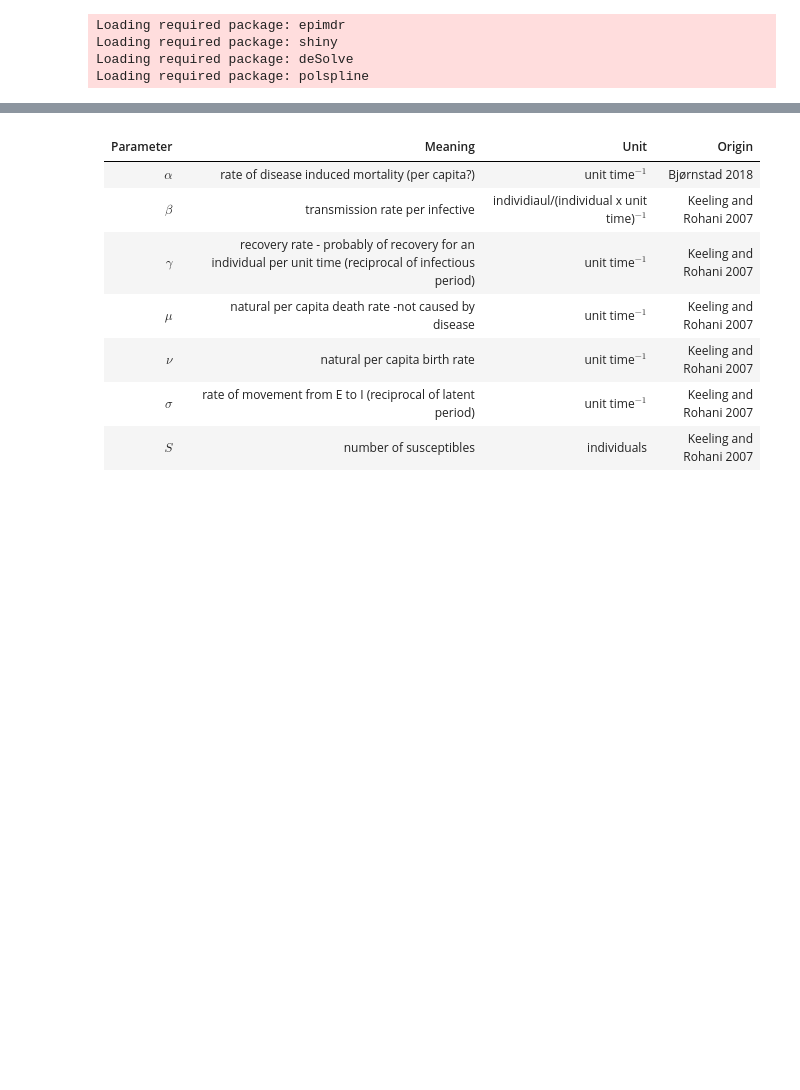
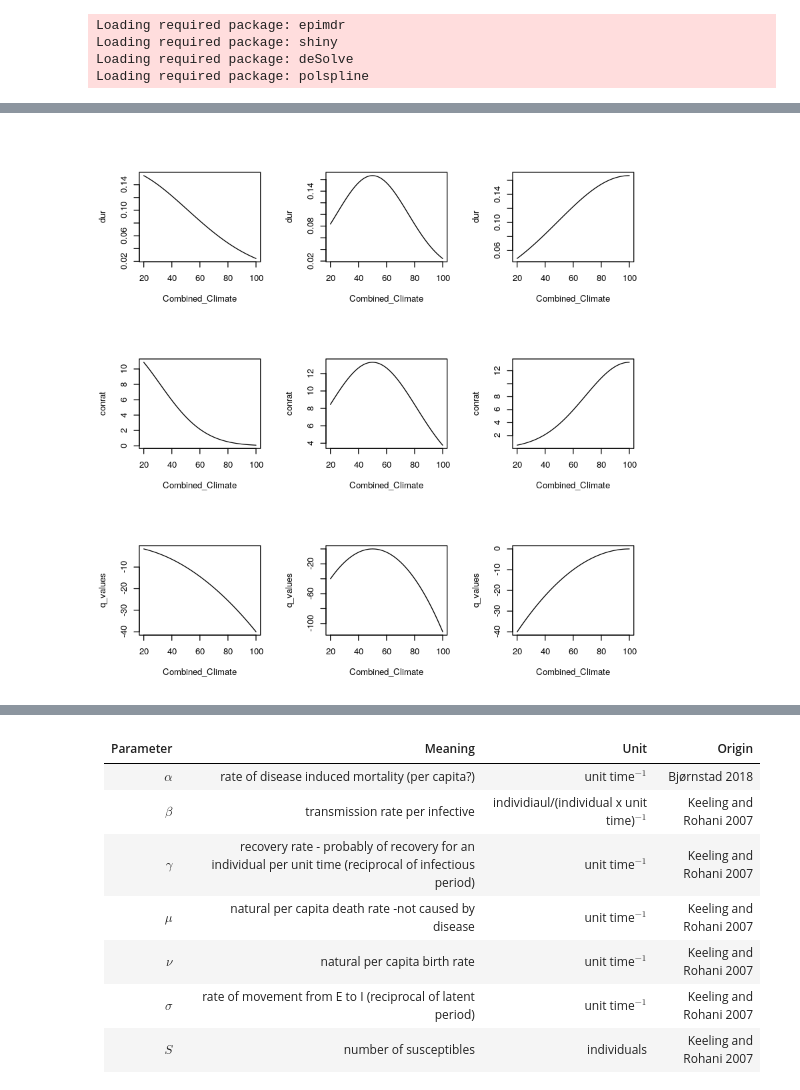
Before and after one commit to rbak54/Project, a Jupyter notebook: Code/Modelling Notebooks/SIRE model with mechanistic beta.ipynb, the cells around one changed output, grey strips where cells are left out. Drawn from its saved outputs; the diff is of its cells as text; code cells hidden in the pictures; blank space fills up the shorter version.

Commit message:
beta general temp

```diff
--- a/Code/Modelling Notebooks/SIRE model with mechanistic beta.ipynb
+++ b/Code/Modelling Notebooks/SIRE model with mechanistic beta.ipynb
@@ -548,0 +586,20 @@ dev.off()
+# %%
+#estimating quadratic for mortality of virus
+mortality_quadratic <- function(Combined_Climate, vertex , point) {
+
+   #vertex is the maxima or minima, point is another point on the curve (usually min o)
+   #scaled between 0 and 1
+   #finds a b and c
+   #remember that applies only to C_range
+   #find coefficients
+   # C_range is range of climate suitibilities
+
+
+   a = ((point[2] - vertex[2]) / (point[1] - vertex[1]) ^ 2)
+   b = (((point[2] - vertex[2]) / (point[1] - vertex[1]) ^ 2) * -2 * vertex[1])
+   c = (((point[2] - vertex[2]) / (point[1] - vertex[1]) ^ 2) * vertex[1] ^2 + vertex[2])
+
+   return(a* Combined_Climate ^ 2 + b * Combined_Climate + c)
+}
+# if type of standard deviation (stype) ==1 then use upper to find s ,else use lower.
+#This is to solve the issue that if maximum occurs at upper confidence interval, s will be 0.
@@ -548,0 +700,56 @@ dev.off()
+# %%
+
+maxvec=c(0,50,100)
+range=c(20,100)
+
+
+par(mfrow=c(3,3))
+plotting_d <- function(maxvec, range) {
+   #plots for different maximum temperatures
+   Combined_Climate = seq(range[1], range[2] , length.out = 1000)
+   for (i in maxvec) {
+       #uses the value of maxvec to "decide" stype(decide whether lower or upper confidence interval is used to calculate standard deviation)
+ #     #find C and plot given specific parameters
+      dur= d(Combined_Climate =  Combined_Climate, range=range, Combined_Climate_at_Max = i)
+      plot(Combined_Climate, dur, type = "S")
+   }
+    }
+plotting_d(maxvec = maxvec, range = range)
+
+plotting_cr <- function(maxvec, range) {
+   #plots for different maximum climate suitibilities
+   Combined_Climate = seq(range[1], range[2] , length.out = 1000)
+   for (i in maxvec) {
+       #uses the value of maxvec to "decide" stype(decide whether lower or upper confidence interval is used to calculate standard deviation)
+ #     #find C and plot given specific parameters
+      conrat=cr(Combined_Climate=Combined_Climate,m=c(i,meancontactno),s=sqrt(varcontactno)*3)
+      plot(Combined_Climate, conrat, type = "S")
+   }
+    }
+plotting_cr(maxvec = maxvec, range=range)
+
+plotting_q <- function(maxvec, range) {
+  #plots for different maximum temperatures
+   Combined_Climate = seq(range[1], range[2] , length.out = 1000)
+   for (i in maxvec) {
+      Combined_Climate_at_Max <- i
+     # the temp at min is the lower end of the range when the temp at max is closer to the upper end of the range and vice versa
+      #this is because the quadratic is symmetric and bounded
+      if (i > (range[2] - range[1]) / 2) {
+         Combined_Climate_at_Min <- range[1]
+         }else{
+          Combined_Climate_at_Min <- range[2]
+         }
+ #     #survival function finds equation given vertex, trange and point, then finds S for chosen T values
+      #q= Survival(T = T, vertex = c(temp_at_max, max_survival),T_range = range, point = c(temp_at_min, min_survival))
+      q_values= q(Combined_Climate=Combined_Climate, range=range, Combined_Climate_at_Max=Combined_Climate_at_Max)
+
+      plot(Combined_Climate, q_values, type = "s")
+   }
+}
+
+plotting_q(maxvec = maxvec, range =range)
+
+#b=-q. These graphs show peak varying according to what is best for virus
+# %% [output]
+[figure, added]
```
Also changed, not shown: parts of 11 cells of this notebook.
